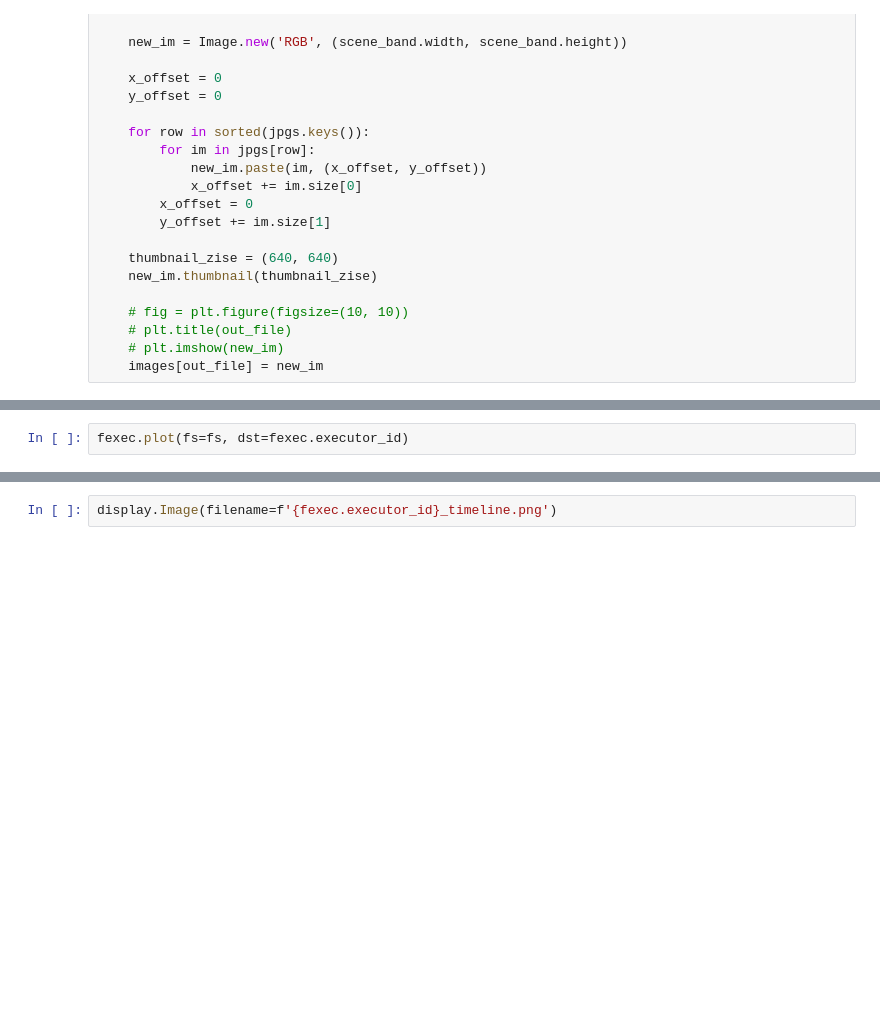
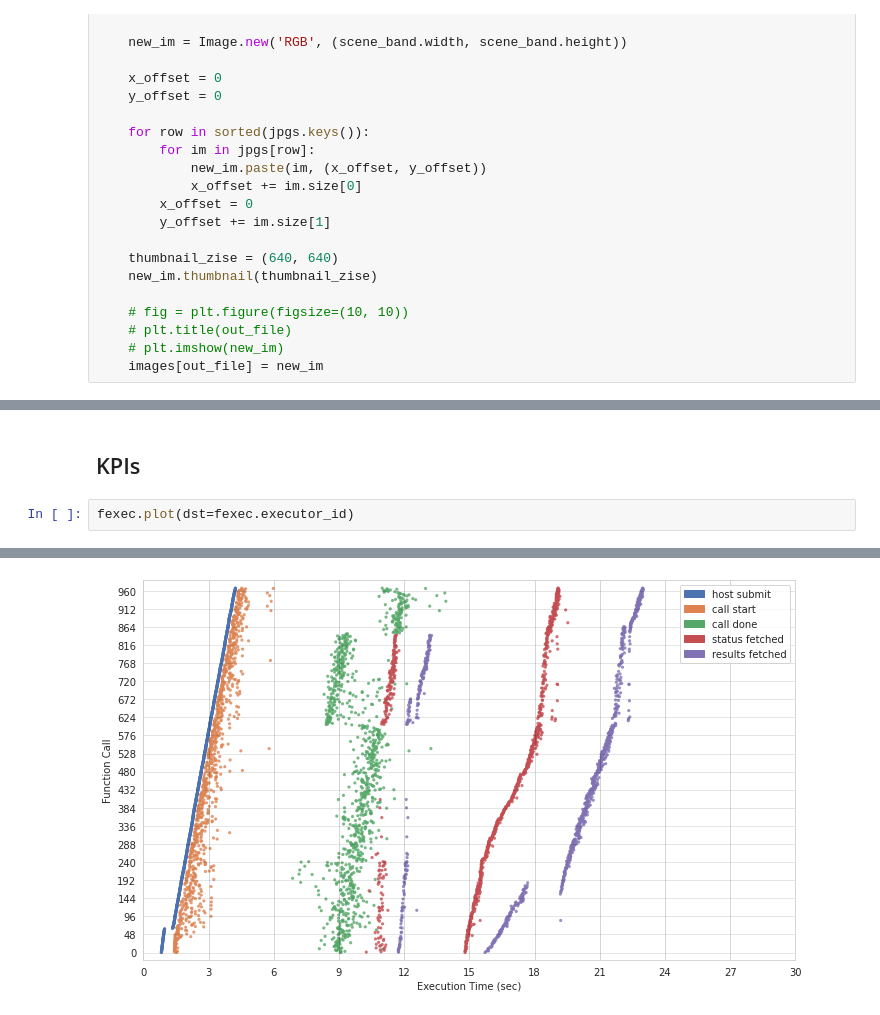
Before and after one commit to cloudbutton/geospatial-usecase, a Jupyter notebook: ndvi-diff/NDVI-diff.ipynb, the cells around one changed output, grey strips where cells are left out. Cells and saved outputs as stored; diff of their text form; blank space fills up the shorter version.

```diff
--- a/ndvi-diff/NDVI-diff.ipynb
+++ b/ndvi-diff/NDVI-diff.ipynb
@@ -327,2 +325,5 @@ plt.show()
+# %% [markdown]
+## KPIs
 # %%
-fexec.plot(fs=fs, dst=fexec.executor_id)
+fexec.plot(dst=fexec.executor_id)
+# %% [output]
@@ -329,4 +331,3 @@ fexec.plot(fs=fs, dst=fexec.executor_id)
+[figure, added]
-# %%
-display.Image(filename=f'{fexec.executor_id}_timeline.png')
 # %%
 display.Image(filename=f'{fexec.executor_id}_histogram.png')
```
Also changed, not shown: parts of 21 cells of this notebook, 3 other files.
